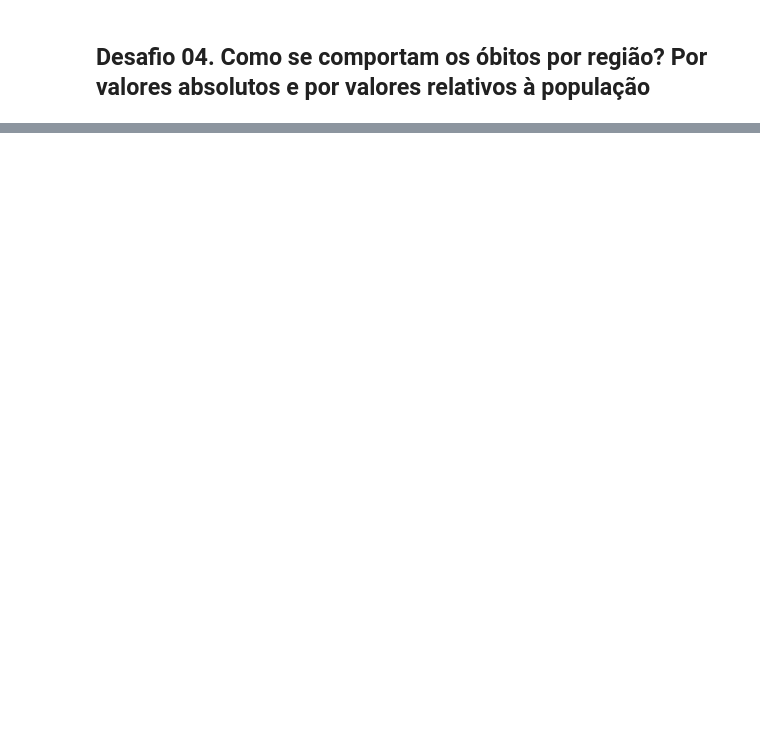
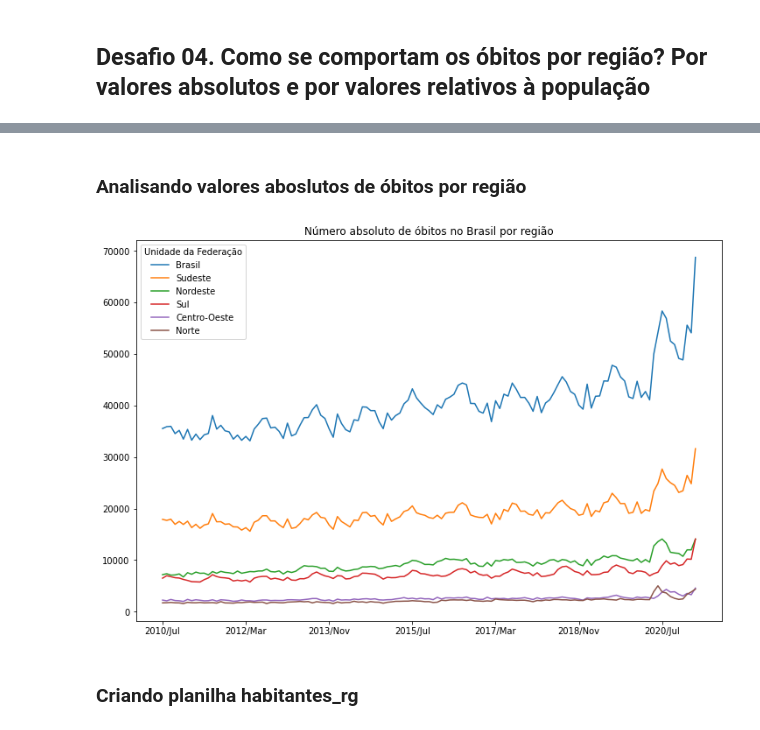
Before and after one commit to nicolas-stelatto/bootcamp_data_science_aplicada, a Jupyter notebook: Modulo_1/Desafio/Notebooks/Notebook_Desafio_Modulo01.ipynb, the cells around one changed output, grey strips where cells are left out. Cells and saved outputs as stored; diff of their text form; code cells hidden in the pictures; blank space fills up the shorter version.

```diff
--- a/Modulo_1/Desafio/Notebooks/Notebook_Desafio_Modulo01.ipynb
+++ b/Modulo_1/Desafio/Notebooks/Notebook_Desafio_Modulo01.ipynb
@@ -332,2 +321,2 @@ FAZER TODOS ESSES PASSOS SEM ALTERAR NADA ACIMA DESSA LINHA, SÓ MUDAR PARA BAIX
 # %%
-#dados_obitos_por_100k["Regiao"] = regiao
+dados_obitos_uf_usaveis["Regiao"] = regiao
@@ -368,0 +325,8 @@ FAZER TODOS ESSES PASSOS SEM ALTERAR NADA ACIMA DESSA LINHA, SÓ MUDAR PARA BAIX
+# %%
+dados_obitos_uf_usaveis.loc["Norte"] = dados_obitos_uf_usaveis[dados_obitos_uf_usaveis["Regiao"]=="Norte"].sum()
+dados_obitos_uf_usaveis.loc["Nordeste"] = dados_obitos_uf_usaveis[dados_obitos_uf_usaveis["Regiao"]=="Nordeste"].sum()
+dados_obitos_uf_usaveis.loc["Sudeste"] = dados_obitos_uf_usaveis[dados_obitos_uf_usaveis["Regiao"]=="Sudeste"].sum()
+dados_obitos_uf_usaveis.loc["Sul"] = dados_obitos_uf_usaveis[dados_obitos_uf_usaveis["Regiao"]=="Sul"].sum()
+dados_obitos_uf_usaveis.loc["Centro-Oeste"] = dados_obitos_uf_usaveis[dados_obitos_uf_usaveis["Regiao"]=="Centro-Oeste"].sum()
+
+dados_obitos_uf_usaveis.tail()
@@ -368,0 +342,6 @@ FAZER TODOS ESSES PASSOS SEM ALTERAR NADA ACIMA DESSA LINHA, SÓ MUDAR PARA BAIX
+# %%
+rows_to_select = ["Norte", "Nordeste", "Sudeste", "Sul", "Centro-Oeste", "Total"]
+
+dados_obitos_rg_usaveis = dados_obitos_uf_usaveis.loc[rows_to_select].drop("Regiao", axis=1)
+dados_obitos_rg_usaveis.rename(index={"Total":"Brasil"}, inplace=True)
+dados_obitos_rg_usaveis
@@ -368,0 +358,10 @@ FAZER TODOS ESSES PASSOS SEM ALTERAR NADA ACIMA DESSA LINHA, SÓ MUDAR PARA BAIX
+# %% [markdown]
+### Analisando valores aboslutos de óbitos por região
+# %%
+dados_obitos_rg_usaveis.sort_values(by="Total", axis=0, ascending=False).drop("Total", axis=1).T.plot(figsize=(12,8))
+plt.title("Número absoluto de óbitos no Brasil por região")
+plt.show()
+# %% [output]
+[figure, added]
+# %% [markdown]
+### Criando planilha habitantes_rg
```
Also changed, not shown: parts of 52 cells of this notebook.
